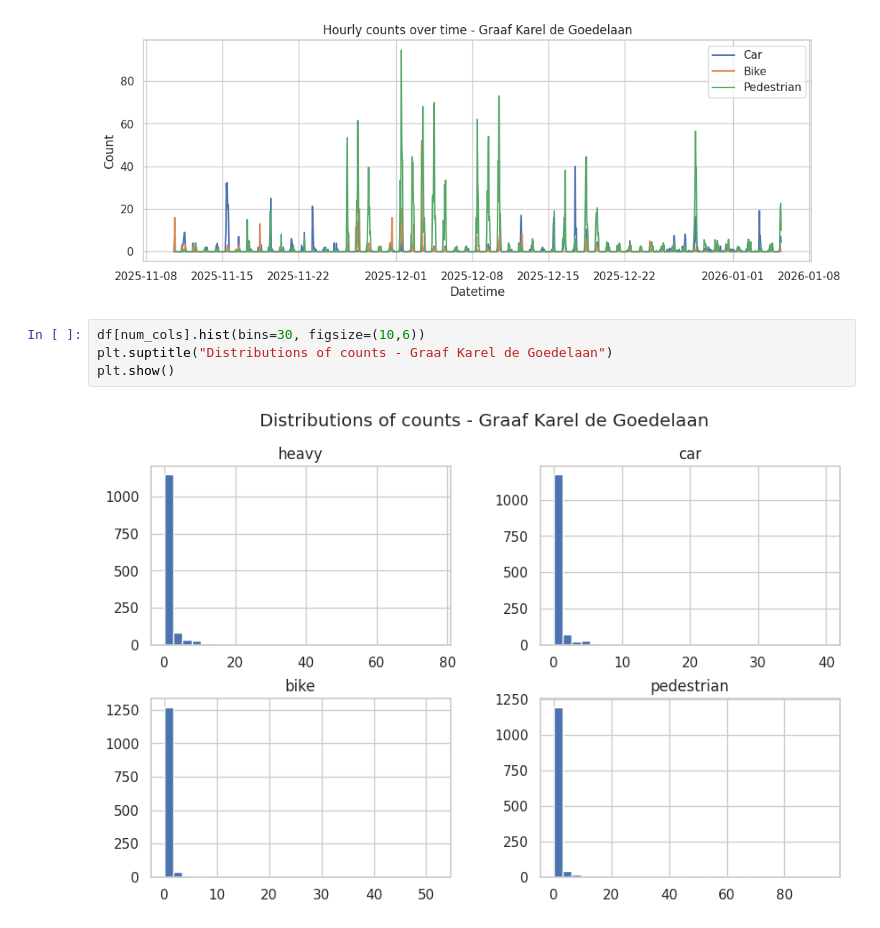
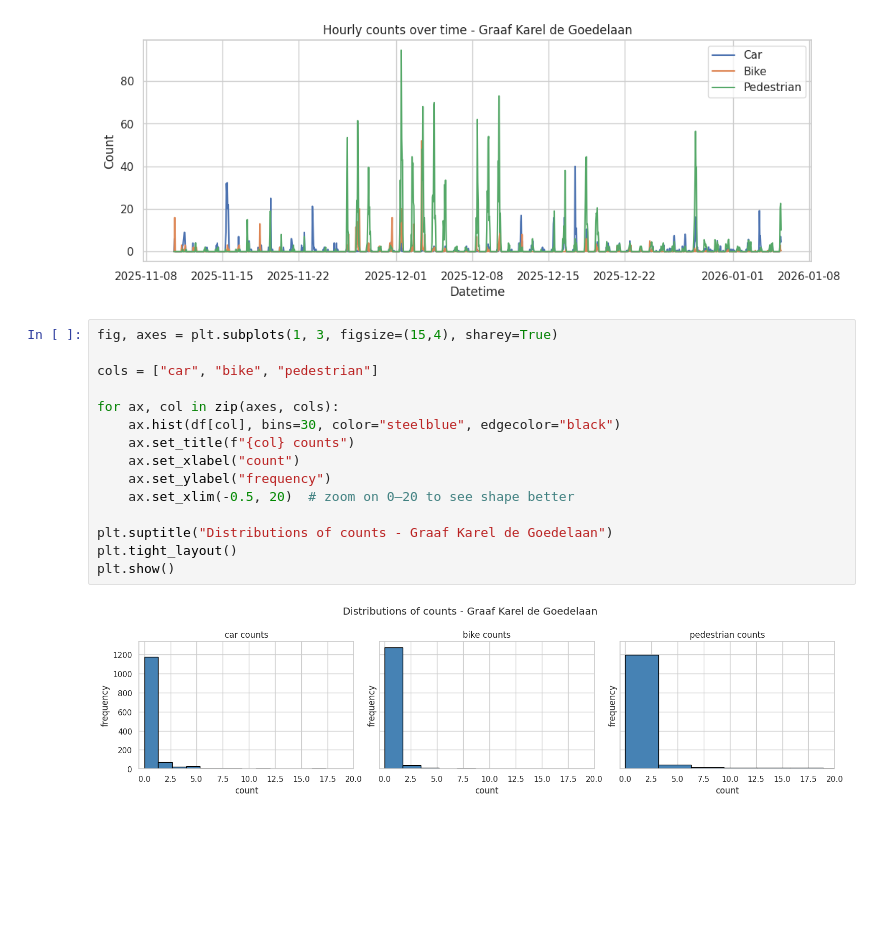
Before and after one commit to Hadi212-sketch/Traffic-Analysis-Kortrijk, a Jupyter notebook: notebooks/GraafAnalysis.ipynb, the cells around one changed output. Saved outputs shown, nothing was run; the diff lists cells and outputs as text; blank space fills up the shorter version.

```diff
--- a/notebooks/GraafAnalysis.ipynb
+++ b/notebooks/GraafAnalysis.ipynb
@@ -122,8 +122,19 @@ plt.show()
 # %% [output]
 [figure]
 # %%
-df[num_cols].hist(bins=30, figsize=(10,6))
+fig, axes = plt.subplots(1, 3, figsize=(15,4), sharey=True)
+
+cols = ["car", "bike", "pedestrian"]
+
+for ax, col in zip(axes, cols):
+    ax.hist(df[col], bins=30, color="steelblue", edgecolor="black")
+    ax.set_title(f"{col} counts")
+    ax.set_xlabel("count")
+    ax.set_ylabel("frequency")
+    ax.set_xlim(-0.5, 20)  # zoom on 0–20 to see shape better
+
 plt.suptitle("Distributions of counts - Graaf Karel de Goedelaan")
+plt.tight_layout()
 plt.show()
 # %% [output]
-[figure, old version]
+[figure, new version]
```
Also changed, not shown: parts of 2 cells of this notebook, 1 other file.
